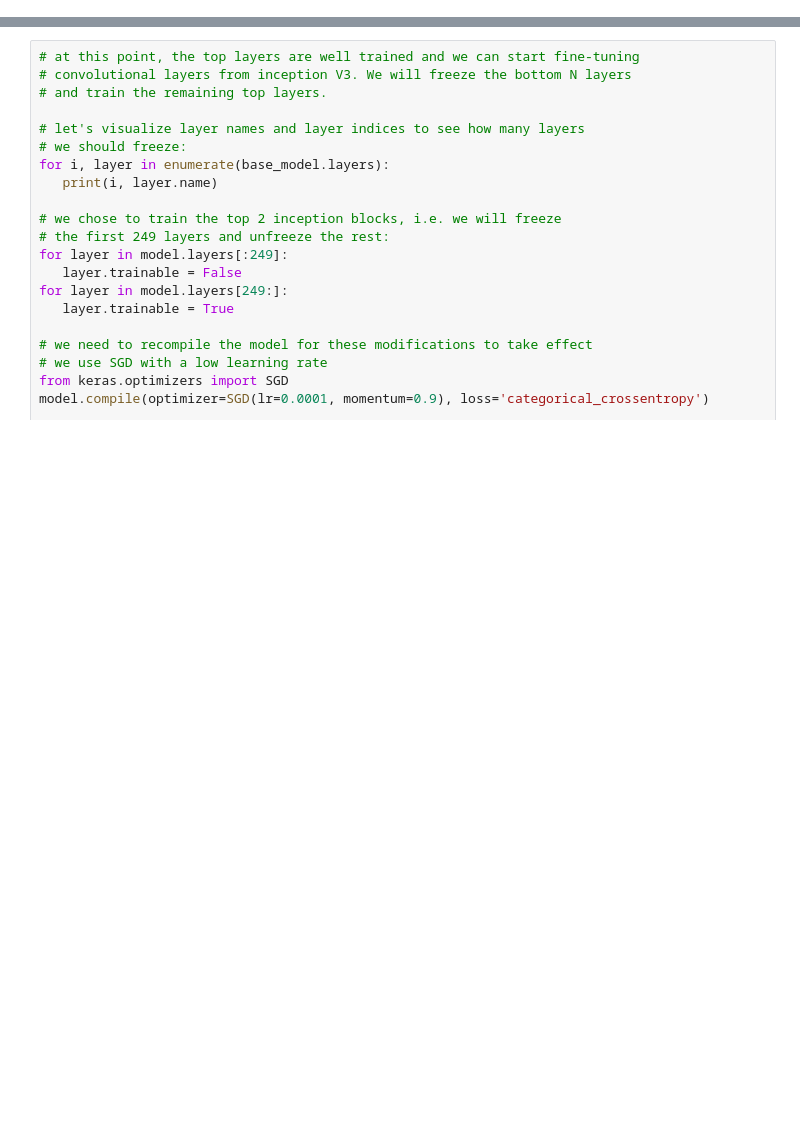
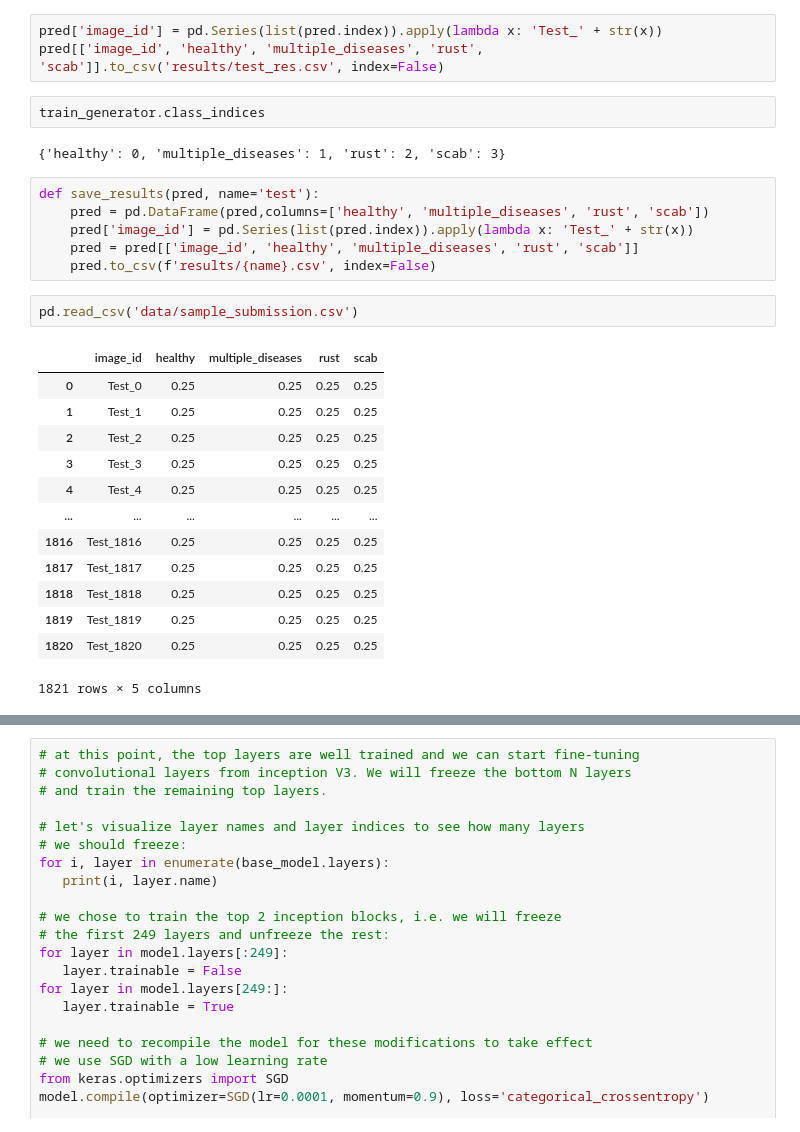
Before and after one commit to pvza85/fgvc7, a Jupyter notebook: initial.ipynb, the cells around one changed output, grey strips where cells are left out. Cells and saved outputs as stored; diff of their text form; blank space fills up the shorter version.

```diff
--- a/initial.ipynb
+++ b/initial.ipynb
@@ -32,0 +155,29 @@ Found 182 validated image filenames belonging to 4 classes.
+# %%
+pred['image_id'] = pd.Series(list(pred.index)).apply(lambda x: 'Test_' + str(x))
+pred[['image_id', 'healthy', 'multiple_diseases', 'rust', 'scab']].to_csv('results/test_res.csv', index=False)
+# %%
+train_generator.class_indices
+# %% [output]
+{'healthy': 0, 'multiple_diseases': 1, 'rust': 2, 'scab': 3}
+# %%
+def save_results(pred, name='test'):
+    pred = pd.DataFrame(pred,columns=['healthy', 'multiple_diseases', 'rust', 'scab'])
+    pred['image_id'] = pd.Series(list(pred.index)).apply(lambda x: 'Test_' + str(x))
+    pred = pred[['image_id', 'healthy', 'multiple_diseases', 'rust', 'scab']]
+    pred.to_csv(f'results/{name}.csv', index=False)
+# %%
+pd.read_csv('data/sample_submission.csv')
+# %% [output]
+|  | image_id | healthy | multiple_diseases | rust | scab |
+| 0 | Test_0 | 0.25 | 0.25 | 0.25 | 0.25 |
+| 1 | Test_1 | 0.25 | 0.25 | 0.25 | 0.25 |
+| 2 | Test_2 | 0.25 | 0.25 | 0.25 | 0.25 |
+| 3 | Test_3 | 0.25 | 0.25 | 0.25 | 0.25 |
+| 4 | Test_4 | 0.25 | 0.25 | 0.25 | 0.25 |
+| ... | ... | ... | ... | ... | ... |
+| 1816 | Test_1816 | 0.25 | 0.25 | 0.25 | 0.25 |
+| 1817 | Test_1817 | 0.25 | 0.25 | 0.25 | 0.25 |
+| 1818 | Test_1818 | 0.25 | 0.25 | 0.25 | 0.25 |
+| 1819 | Test_1819 | 0.25 | 0.25 | 0.25 | 0.25 |
+| 1820 | Test_1820 | 0.25 | 0.25 | 0.25 | 0.25 |
+1821 rows × 5 columns
```
Also changed, not shown: parts of 21 cells of this notebook, 10 other files.
